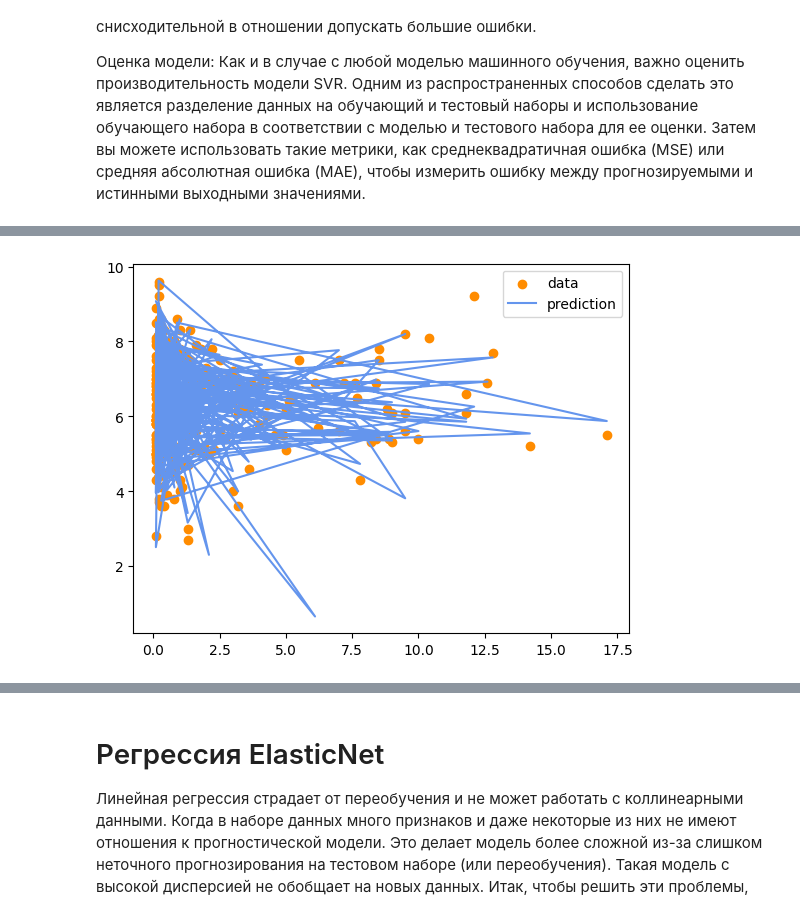
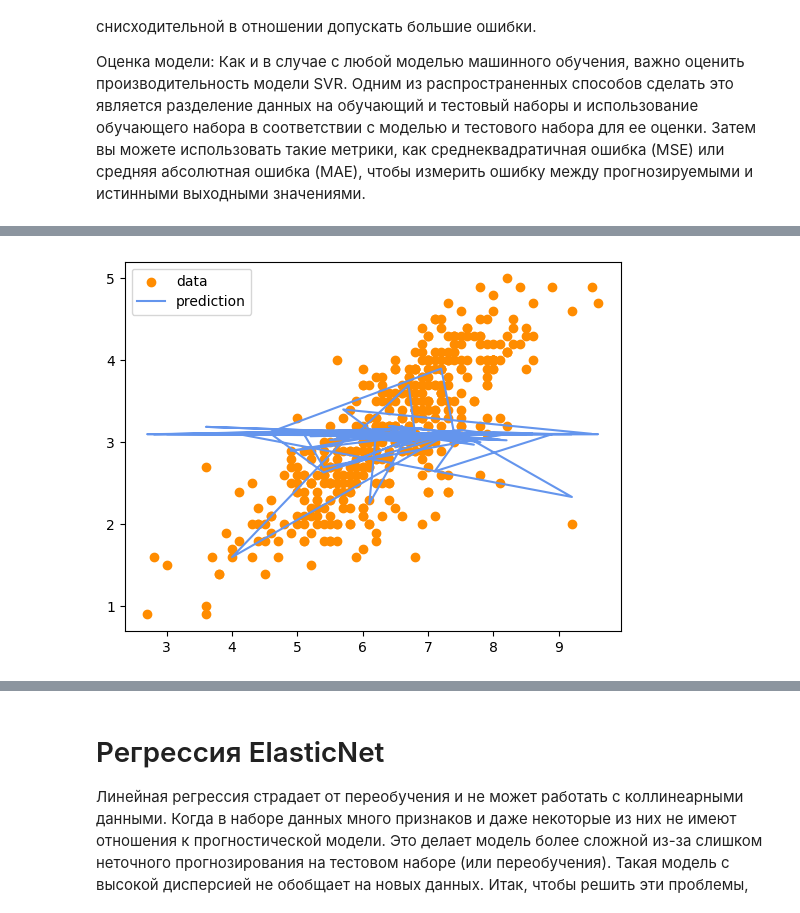
Before and after one commit to QS1lE/ml_data.mining, a Jupyter notebook: practice/practice 4.ipynb, the cells around one changed output, grey strips where cells are left out. Drawn from its saved outputs; the diff is of its cells as text; code cells hidden in the pictures.

```diff
--- a/practice/practice 4.ipynb
+++ b/practice/practice 4.ipynb
@@ -562,12 +567,12 @@ RMSE:  5.5906
 # %%
-plt.scatter(X_train["Albumin"], y_train, color='darkorange',
+plt.scatter(X_train["Total_Protiens"], y_train, color='darkorange',
             label='data')
-plt.plot(X_train["Albumin"], modelSVR.predict(X_train), color='cornflowerblue',
+plt.plot(X_train["Total_Protiens"], modelSVR.predict(X_train), color='cornflowerblue',
          label='prediction')
 plt.legend()
 plt.show()
 # %% [output]
-[figure, old version]
+[figure, new version]
 # %%
 
 # Create a support vector regression model. Ядро - радиальная базисная функция
```
Also changed, not shown: parts of 13 cells of this notebook.
